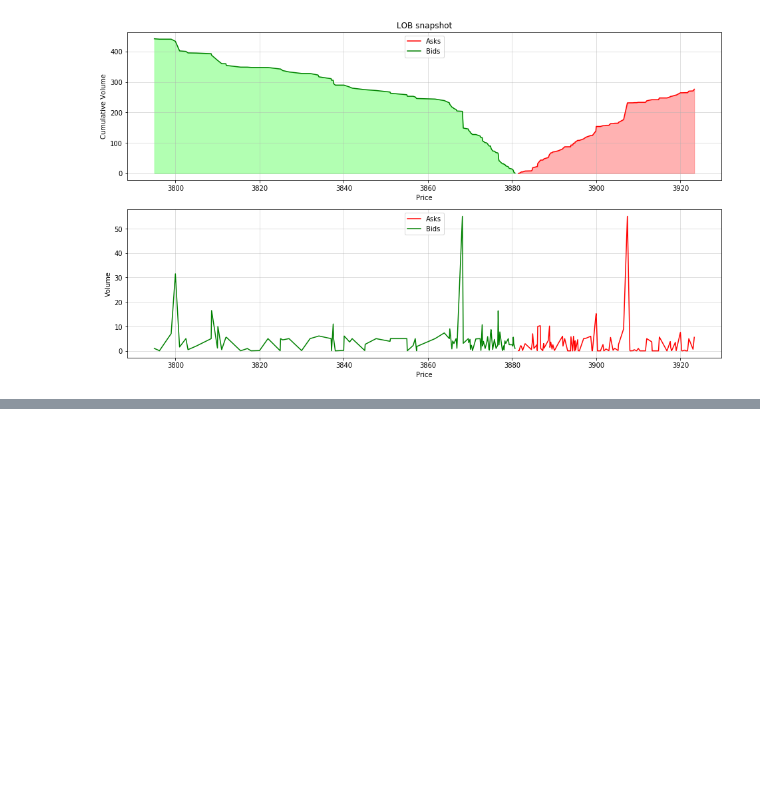
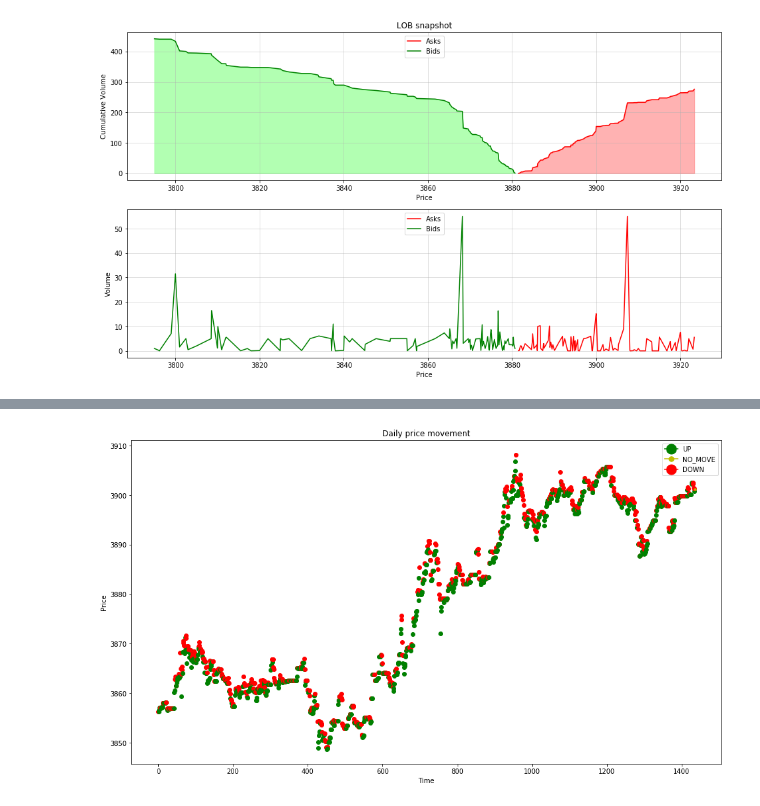
Before and after one commit to tornermarton/SemesterProject, a Jupyter notebook: datavisualization.ipynb, the cells around one changed output, grey strips where cells are left out. Drawn from its saved outputs; the diff is of its cells as text; code cells hidden in the pictures; blank space fills up the shorter version.

```diff
--- a/datavisualization.ipynb
+++ b/datavisualization.ipynb
@@ -41,11 +31,0 @@ def calc_mid_price(lob_snapshot):
-# %%
-def calc_WAMP(lob_snapshot):
-    best_bid_price  = lob_snapshot[300]
-    best_bid_volume = lob_snapshot[301]
-
-    best_ask_price  = lob_snapshot[0]
-    best_ask_volume = lob_snapshot[1]
-
-    wamp = (best_bid_price*best_bid_volume + best_ask_price*best_ask_volume) / (best_bid_volume+best_ask_volume)
-
-    return wamp
@@ -204,0 +84,12 @@ Timestamp:       2019/03/15
+# %%
+# wamp percent - lower difference is considered as NO_MOVE
+alpha = 0.0005
+
+delay = 1
+
+wamps = [calc_WAMP(ss) for ss in dataset]
+# %%
+labels = make_labels(wamps=wamps, add_no_move=False, alpha=alpha, delay=delay)
+plot_labels(wamps[:-delay], labels)
+# %% [output]
+[figure, added]
```
Also changed, not shown: parts of 12 cells of this notebook, 1 other file.
